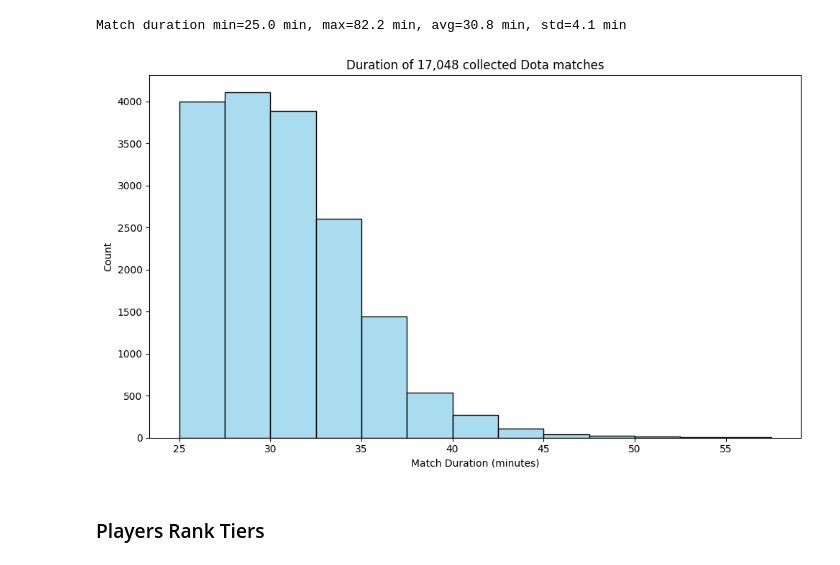
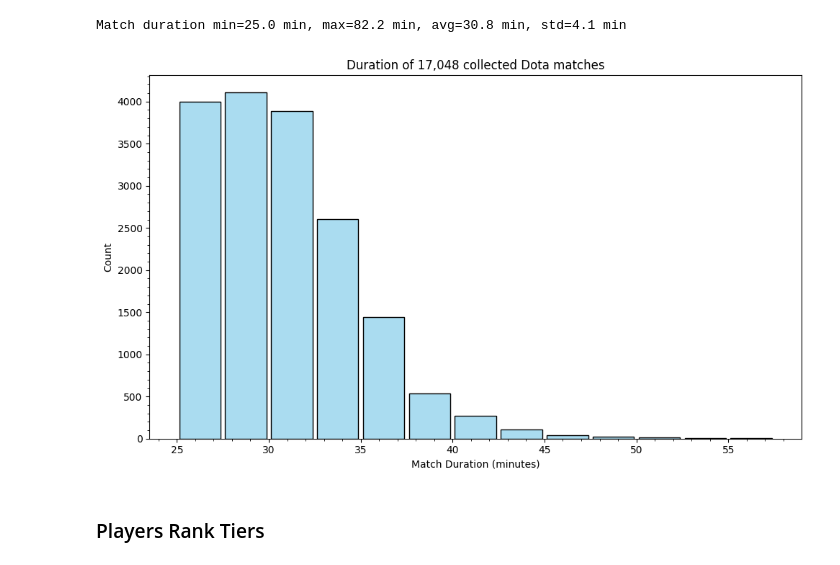
Before and after one commit to batukav/mmr-predictor, a Jupyter notebook: src/initial_features_exploration.ipynb, the cells around one changed output. Drawn from its saved outputs; the diff is of its cells as text; code cells hidden in the pictures.

Commit message:
match duration plot improvements

```diff
--- a/src/initial_features_exploration.ipynb
+++ b/src/initial_features_exploration.ipynb
@@ -178,36 +178,42 @@ plt.figure(figsize=(10, 6))
 # Set the style using seaborn
 # sns.set_theme(style="whitegrid")
 
 # IMPORTANT match duration cut of is set to 25 mins in game_data_collector.validate_clean_match_data
 # Define bin edges for 2.5-minute intervals from 25 to 60
 bins = np.arange(25, 60, 2.5)
 
 # Plot histogram using sns.histplot
 sns.histplot(
     t_min,
     bins=bins,
     kde=False,
     color='skyblue',
     edgecolor='black',
-    alpha=0.7
-)
+    alpha=0.7,
+    shrink=0.9
+    )
 
 # Customize x-ticks to show every 5 minutes
 plt.xticks(np.arange(25, 60, 5))
 
 # Labeling x and y axis, and title
 plt.xlabel('Match Duration (minutes)')
 plt.ylabel('Count')
 plt.title(f'Duration of {len(t_min):,} collected Dota matches')
 
+# minor ticks
+plt.minorticks_on()
+plt.tick_params(axis='y', which='minor', left=True)
+plt.tick_params(axis='x', which='minor', bottom=True)
+
 # Enhance layout
 plt.tight_layout()
 
 # Show the plot
 plt.savefig(os.path.join(plots_out_dir, "match_duration.png"))
 plt.show()
 # %% [output]
-[figure, old version]
+[figure, new version]
 # %% [markdown]
 ### Players Rank Tiers
 # %% [markdown]
```
Also changed, not shown: 1 other file.
